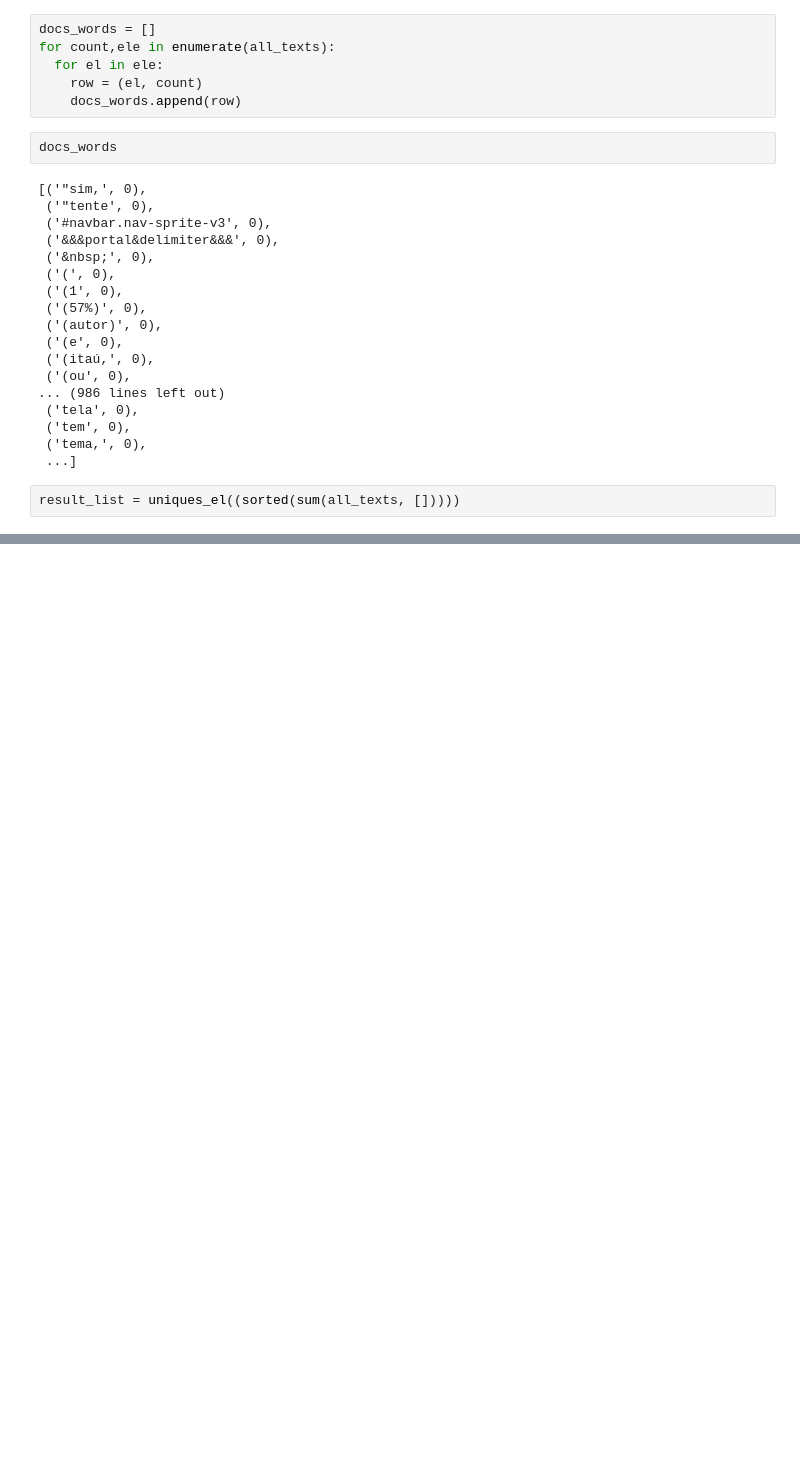
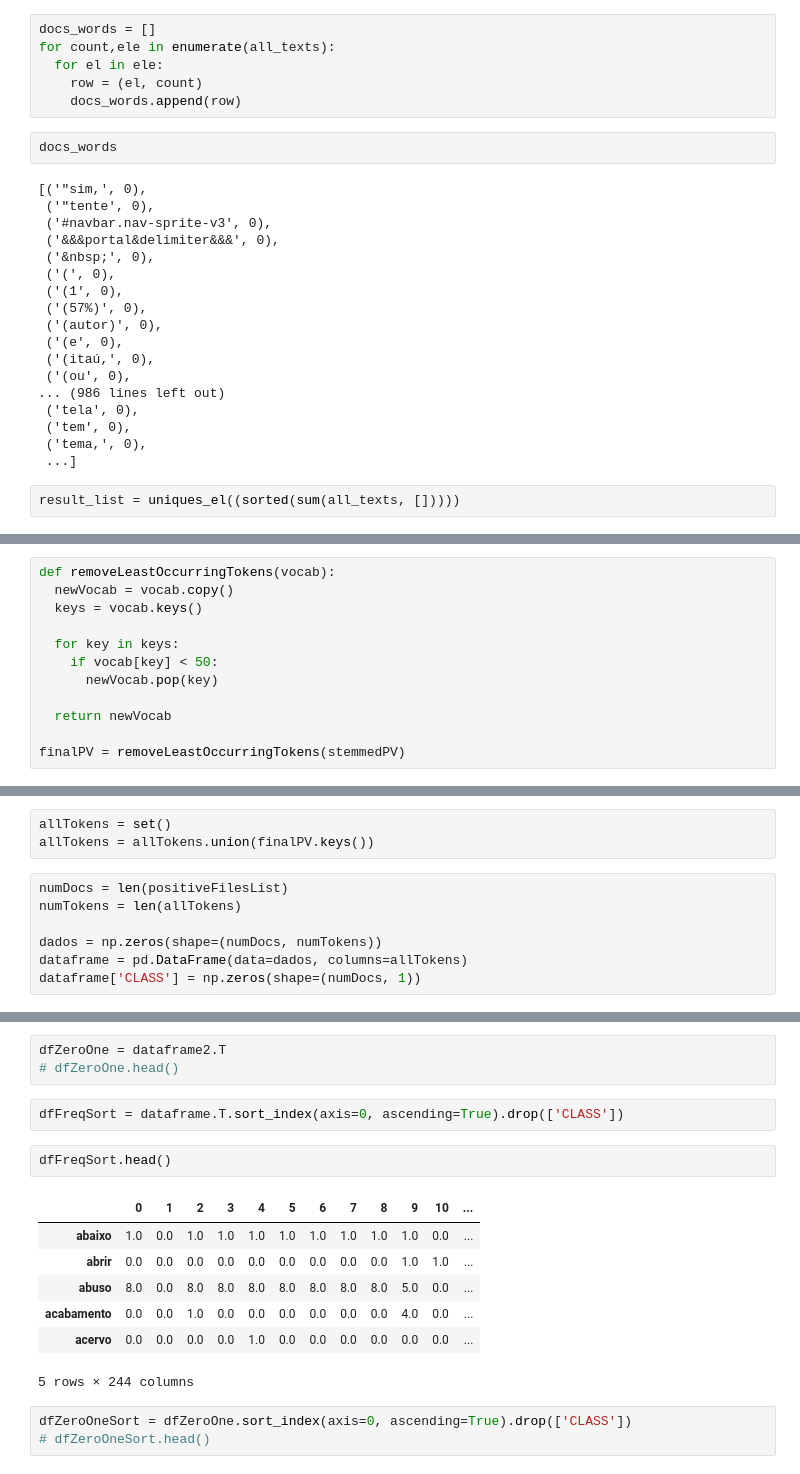
Before and after one commit to cmlins/recuperacaoDeInformacao, a Jupyter notebook: Indice_Invertido.ipynb, the cells around one changed output, grey strips where cells are left out. Drawn from its saved outputs; the diff is of its cells as text; blank space fills up the shorter version.

```diff
--- a/Indice_Invertido.ipynb
+++ b/Indice_Invertido.ipynb
@@ -869,0 +1057,12 @@ result_list = uniques_el((sorted(sum(all_texts, []))))
+# %%
+def removeLeastOccurringTokens(vocab):
+  newVocab = vocab.copy()
+  keys = vocab.keys()
+
+  for key in keys:
+    if vocab[key] < 50:
+      newVocab.pop(key)
+
+  return newVocab
+
+finalPV = removeLeastOccurringTokens(stemmedPV)
@@ -869,0 +1075,10 @@ result_list = uniques_el((sorted(sum(all_texts, []))))
+# %%
+allTokens = set()
+allTokens = allTokens.union(finalPV.keys())
+# %%
+numDocs = len(positiveFilesList)
+numTokens = len(allTokens)
+
+dados = np.zeros(shape=(numDocs, numTokens))
+dataframe = pd.DataFrame(data=dados, columns=allTokens)
+dataframe['CLASS'] = np.zeros(shape=(numDocs, 1))
@@ -869,0 +1178,18 @@ result_list = uniques_el((sorted(sum(all_texts, []))))
+# %%
+dfZeroOne = dataframe2.T
+# dfZeroOne.head()
+# %%
+dfFreqSort = dataframe.T.sort_index(axis=0, ascending=True).drop(['CLASS'])
+# %%
+dfFreqSort.head()
+# %% [output]
+|  | 0 | 1 | 2 | 3 | 4 | 5 | 6 | 7 | 8 | 9 | 10 | ... |
+| abaixo | 1.0 | 0.0 | 1.0 | 1.0 | 1.0 | 1.0 | 1.0 | 1.0 | 1.0 | 1.0 | 0.0 | ... |
+| abrir | 0.0 | 0.0 | 0.0 | 0.0 | 0.0 | 0.0 | 0.0 | 0.0 | 0.0 | 1.0 | 1.0 | ... |
+| abuso | 8.0 | 0.0 | 8.0 | 8.0 | 8.0 | 8.0 | 8.0 | 8.0 | 8.0 | 5.0 | 0.0 | ... |
+| acabamento | 0.0 | 0.0 | 1.0 | 0.0 | 0.0 | 0.0 | 0.0 | 0.0 | 0.0 | 4.0 | 0.0 | ... |
+| acervo | 0.0 | 0.0 | 0.0 | 0.0 | 1.0 | 0.0 | 0.0 | 0.0 | 0.0 | 0.0 | 0.0 | ... |
+5 rows × 244 columns
+# %%
+dfZeroOneSort = dfZeroOne.sort_index(axis=0, ascending=True).drop(['CLASS'])
+# dfZeroOneSort.head()
```
Also changed, not shown: parts of 44 cells of this notebook.
